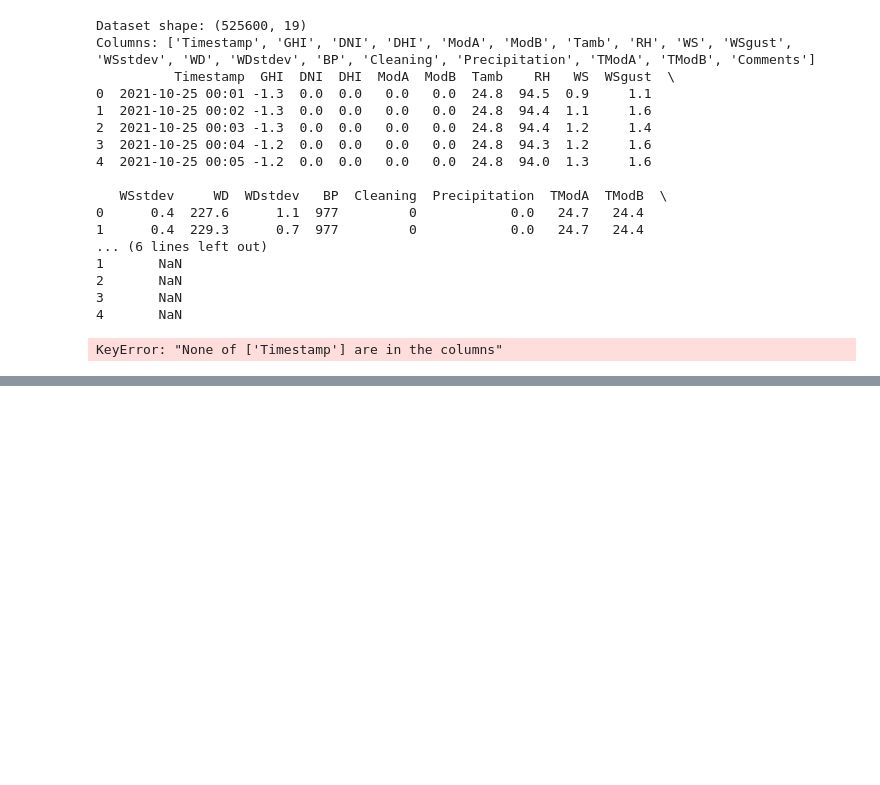
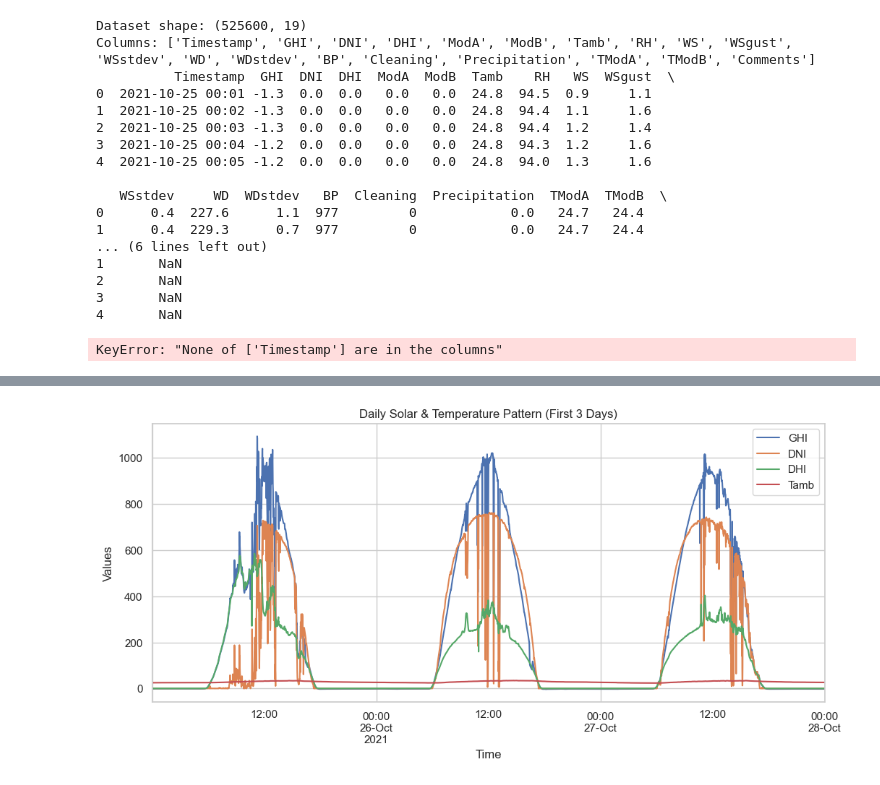
Before and after one commit to wakgari-Elias/solar-challenge-week1, a Jupyter notebook: notebooks/togo_eda.ipynb, the cells around one changed output, grey strips where cells are left out. Drawn from its saved outputs; the diff is of its cells as text; code cells hidden in the pictures; blank space fills up the shorter version.

```diff
--- a/notebooks/togo_eda.ipynb
+++ b/notebooks/togo_eda.ipynb
@@ -131,0 +169,15 @@ KeyError: "None of ['Timestamp'] are in the columns"
+# %%
+# Code cell: timestamp parsing
+# try a few common column names; adjust if needed
+ts_cols = ["Timestamp", "timestamp", "Time", "time", "Date", "date"]
+ts_col = next((c for c in ts_cols if c in df.columns), None)
+if ts_col is None:
+    print("No obvious timestamp column found. Available columns:", df.columns.tolist())
+else:
+    df[ts_col] = pd.to_datetime(df[ts_col], errors='coerce')
+    # show number of parse failures
+    n_null_ts = df[ts_col].isna().sum()
+    print(f"Parsed timestamp column '{ts_col}'. NaT count: {n_null_ts}")
+    # set index
+    df = df.set_index(ts_col).sort_index()
+    display(df.head())
@@ -131,0 +358,30 @@ KeyError: "None of ['Timestamp'] are in the columns"
+# %%
+# Ensure Timestamp is datetime and set as index if needed.
+# (pandas, matplotlib and numpy are already imported in earlier cells)
+if 'Timestamp' in df.columns:
+	df['Timestamp'] = pd.to_datetime(df['Timestamp'], errors='coerce')
+	n_null = df['Timestamp'].isna().sum()
+	if n_null:
+		print(f"Warning: {n_null} Timestamp values could not be parsed and became NaT.")
+	df = df.set_index('Timestamp')
+else:
+	# try converting the existing index to datetime if it's not already
+	if not np.issubdtype(df.index.dtype, np.datetime64):
+		try:
+			df.index = pd.to_datetime(df.index)
+		except Exception as e:
+			raise KeyError("No 'Timestamp' column found and index could not be converted to datetime.") from e
+
+# Plot daily pattern (first 3 days). Use only columns that exist.
+plot_cols = [c for c in ['GHI', 'DNI', 'DHI', 'Tamb'] if c in df.columns]
+if not plot_cols:
+	print("No columns to plot among ['GHI','DNI','DHI','Tamb']. Available columns:", df.columns.tolist())
+else:
+	n_points = min(3 * 1440, len(df))  # assume 1-minute data; cap at dataset length
+	df[plot_cols].iloc[:n_points].plot(figsize=(12, 5))
+	plt.title("Daily Solar & Temperature Pattern (First 3 Days)")
+	plt.xlabel("Time")
+	plt.ylabel("Values")
+	plt.show()
+# %% [output]
+[figure, added]
```
Also changed, not shown: parts of 36 cells of this notebook.
